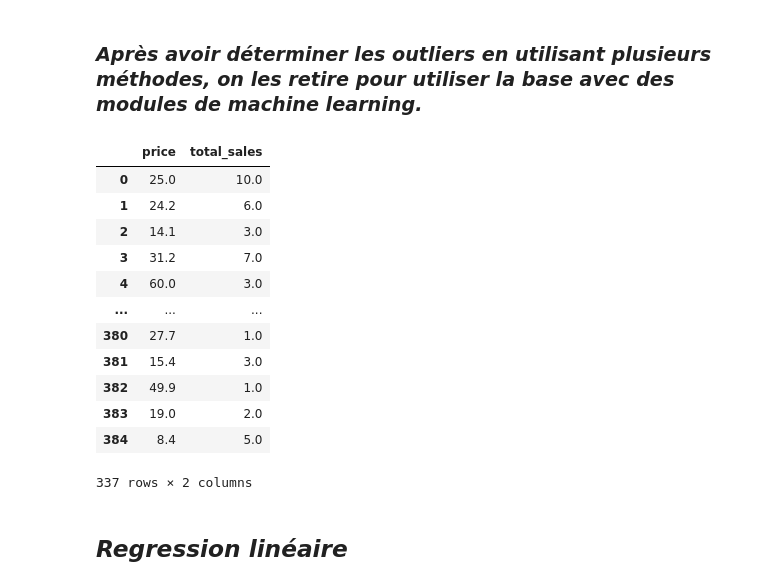
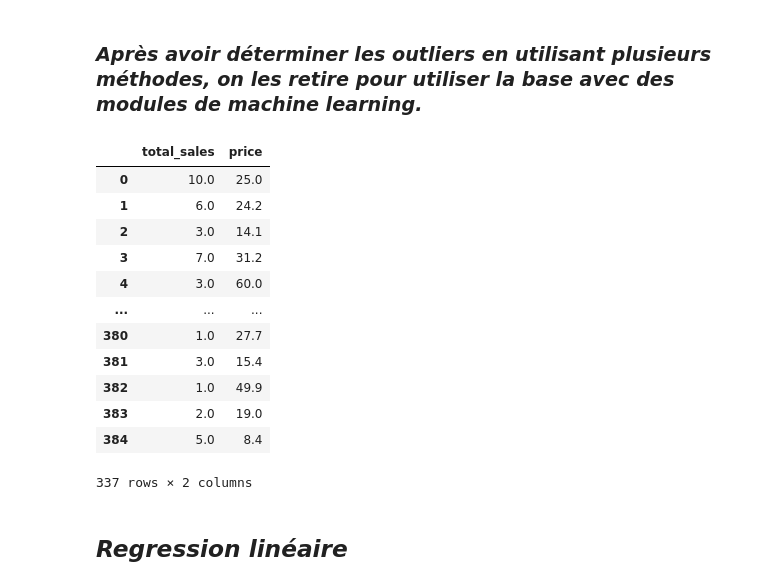
Before and after one commit to mwa28/advanced_data_analysis, a Jupyter notebook: POUGET_AWWAD_ALHALABI.ipynb, the cells around one changed output. Cells and saved outputs as stored; diff of their text form; code cells hidden in the pictures.

```diff
--- a/POUGET_AWWAD_ALHALABI.ipynb
+++ b/POUGET_AWWAD_ALHALABI.ipynb
@@ -445,21 +445,20 @@ reduced_df[reduced_df['z_score_price'].abs() > 2]
 # %%
 prediction_set = reduced_df[reduced_df.outliers == 'Not_Outlier'].copy()
 prediction_set.drop(columns=['sku', 'product_id', 'stock_quantity','stock_status',	'outliers',	'z_score_price',	'z_score_sales'], inplace=True)
-prediction_set = prediction_set[['price','total_sales']]
 prediction_set
 # %% [output]
-|  | price | total_sales |
-| 0 | 25.0 | 10.0 |
-| 1 | 24.2 | 6.0 |
-| 2 | 14.1 | 3.0 |
-| 3 | 31.2 | 7.0 |
-| 4 | 60.0 | 3.0 |
+|  | total_sales | price |
+| 0 | 10.0 | 25.0 |
+| 1 | 6.0 | 24.2 |
+| 2 | 3.0 | 14.1 |
+| 3 | 7.0 | 31.2 |
+| 4 | 3.0 | 60.0 |
 | ... | ... | ... |
-| 380 | 27.7 | 1.0 |
-| 381 | 15.4 | 3.0 |
-| 382 | 49.9 | 1.0 |
-| 383 | 19.0 | 2.0 |
-| 384 | 8.4 | 5.0 |
+| 380 | 1.0 | 27.7 |
+| 381 | 3.0 | 15.4 |
+| 382 | 1.0 | 49.9 |
+| 383 | 2.0 | 19.0 |
+| 384 | 5.0 | 8.4 |
 337 rows × 2 columns
 # %% [markdown]
 ## _Regression linéaire_
```
Also changed, not shown: parts of 9 cells of this notebook.
